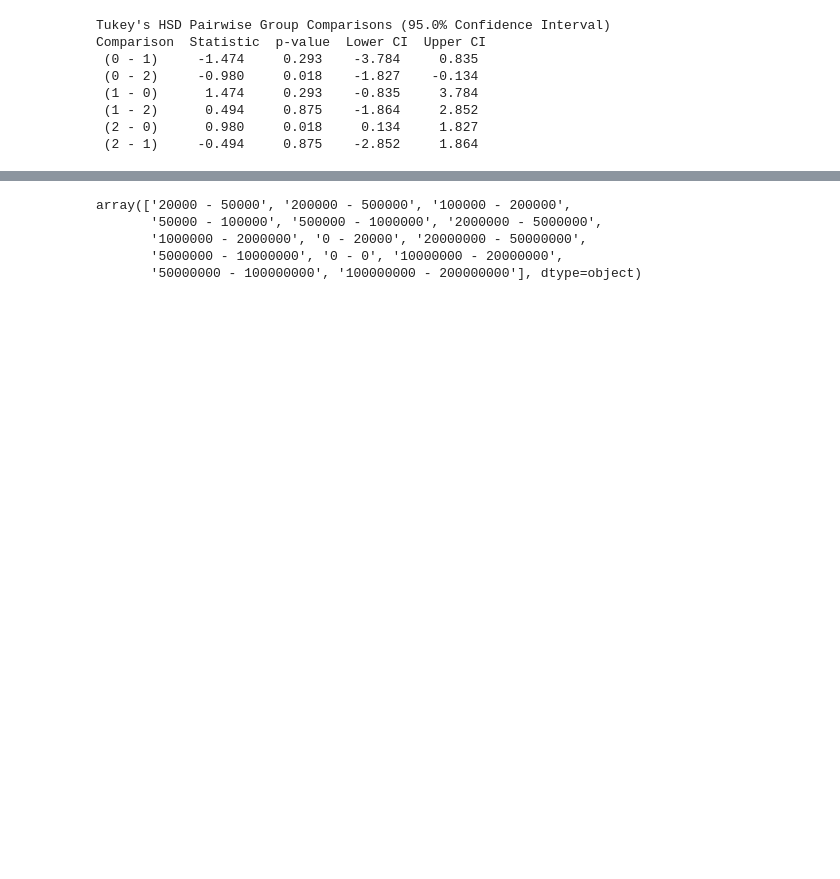
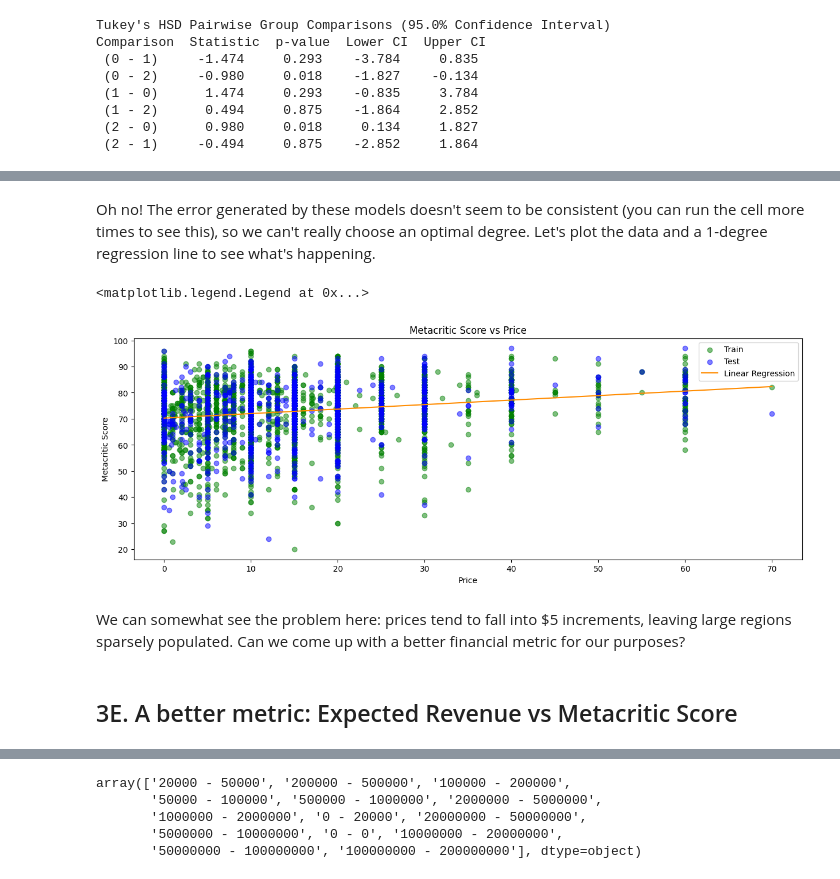
Before and after one commit to PietroPietrovski/Steam-Stat-Project, a Jupyter notebook: project.ipynb, the cells around one changed output, grey strips where cells are left out. Drawn from its saved outputs; the diff is of its cells as text; code cells hidden in the pictures; blank space fills up the shorter version.

```diff
--- a/project.ipynb
+++ b/project.ipynb
@@ -264,0 +365,24 @@ Comparison  Statistic  p-value  Lower CI  Upper CI
+# %% [markdown]
+Oh no! The error generated by these models doesn't seem to be consistent (you can run the cell more times to see this), so we can't really choose an optimal degree. Let's plot the data and a 1-degree regression line to see what's happening.
+# %%
+# Generate a dense grid for plotting
+X_dense = np.linspace(X_train.min(), X_train.max(), 400).reshape(-1, 1)
+
+# Predict on the dense grid for smooth plotting
+Y_dense_pred = models[1]["Model"].predict(X_dense)
+
+fig, axes = plt.subplots(1, 1, figsize=(15, 5))
+axes.scatter(X_train, Y_train, color='green', label='Train', alpha=0.5)
+axes.scatter(X_test, Y_test, color='blue', label='Test', alpha=0.5)
+axes.plot(X_dense, Y_dense_pred, color='darkorange', label='Linear Regression')
+axes.set_title('Metacritic Score vs Price')
+axes.set_xlabel('Price')
+axes.set_ylabel('Metacritic Score')
+axes.legend()
+# %% [output]
+<matplotlib.legend.Legend at 0x...>
+[figure, added]
+# %% [markdown]
+We can somewhat see the problem here: prices tend to fall into $5 increments, leaving large regions sparsely populated. Can we come up with a better financial metric for our purposes?
+# %% [markdown]
+## 3E. A better metric: Expected Revenue vs Metacritic Score
```
Also changed, not shown: parts of 106 cells of this notebook.
